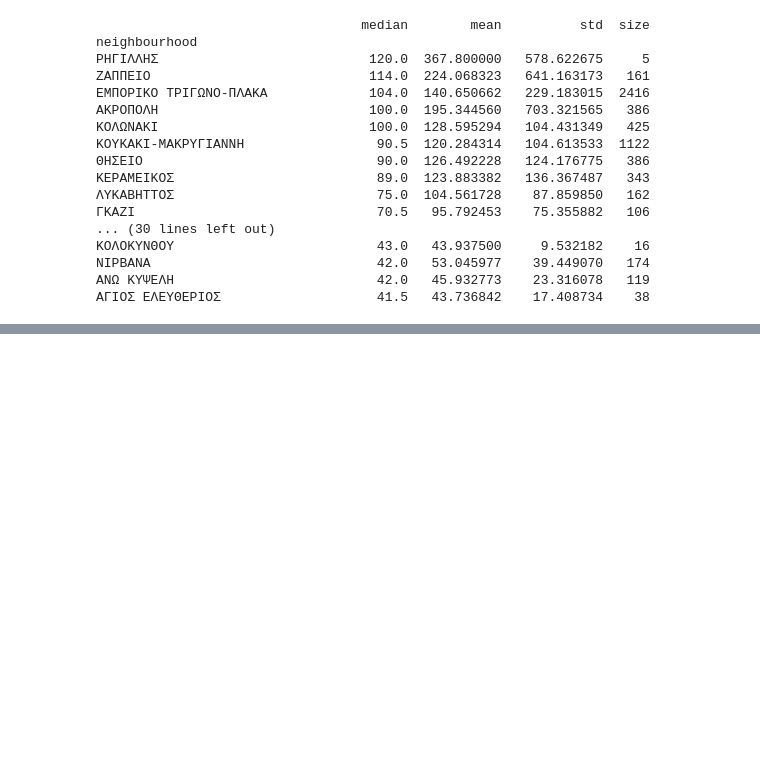
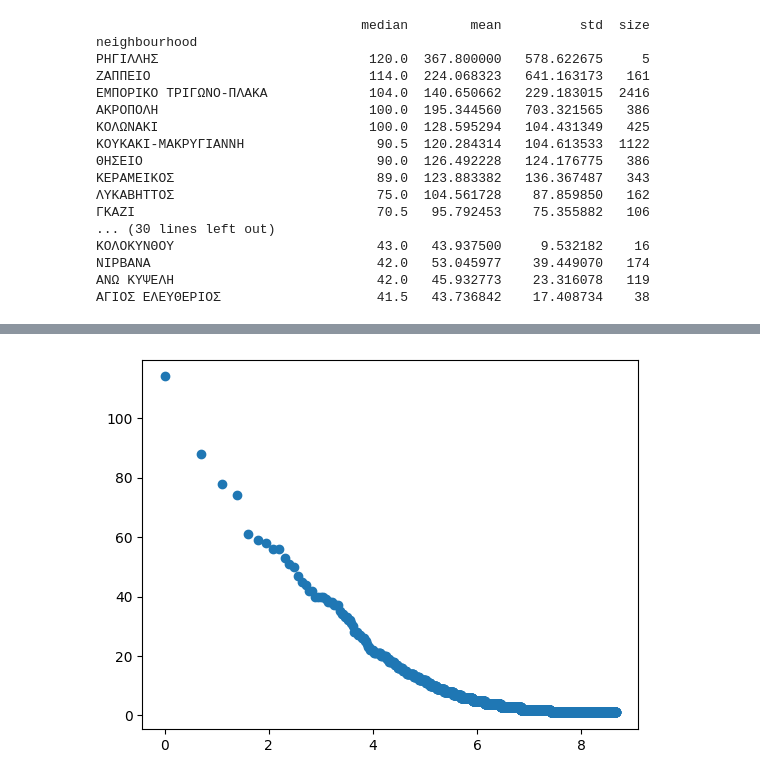
Before and after one commit to nickkatsios/airbnb-athens-analysis, a Jupyter notebook: airbnb_athens_analysis/assignment.ipynb, the cells around one changed output, grey strips where cells are left out. Cells and saved outputs as stored; diff of their text form; code cells hidden in the pictures; blank space fills up the shorter version.

```diff
--- a/airbnb_athens_analysis/assignment.ipynb
+++ b/airbnb_athens_analysis/assignment.ipynb
@@ -103,0 +183,8 @@ _ = plt.plot(x,y)
+# %%
+# After you have drawn the plot, do another one, this time with the $x$ axis in *logarithmic* scale.
+x = np.arange(1, len(host_listings_sorted) + 1)
+x = np.log(x)
+y = host_listings_sorted.values
+_ = plt.scatter(x, y)
+# %% [output]
+[figure, added]
```
Also changed, not shown: parts of 11 cells of this notebook.
